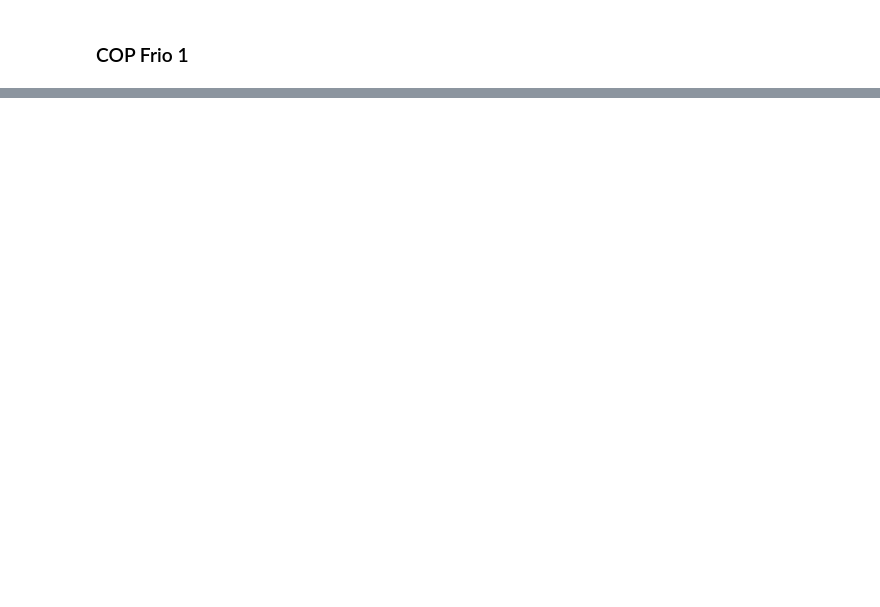
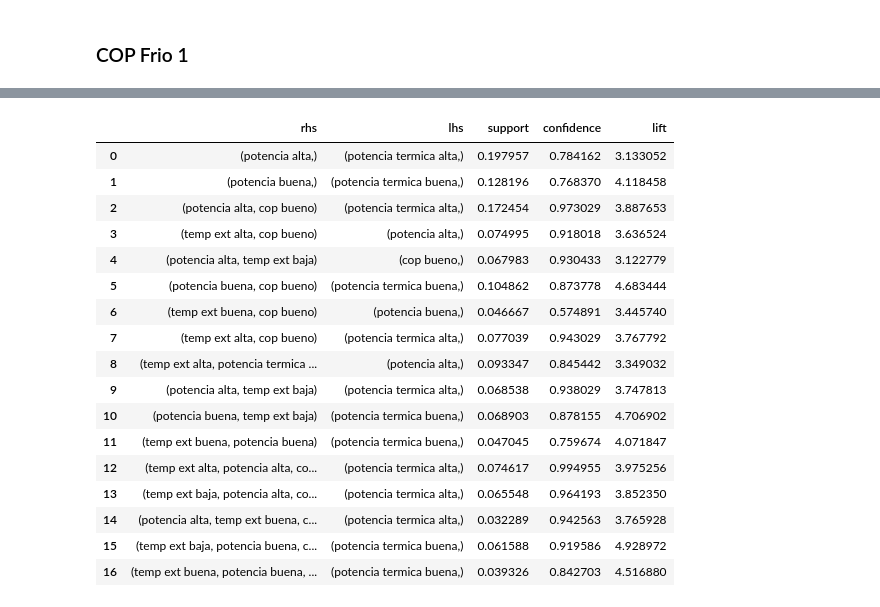
Before and after one commit to douglasag17/ML-SmartBuildings, a Jupyter notebook: AprendizajeConReglasDeAsociacion/apriori.ipynb, the cells around one changed output, grey strips where cells are left out. Drawn from its saved outputs; the diff is of its cells as text; code cells hidden in the pictures; blank space fills up the shorter version.

```diff
--- a/AprendizajeConReglasDeAsociacion/apriori.ipynb
+++ b/AprendizajeConReglasDeAsociacion/apriori.ipynb
@@ -184,0 +249,29 @@ resultDataFrame
+# %%
+for i in range(filas):
+    if (float(dataFrio1Arr[i][1]) > minPotenciaTermicaFrio1) and float((dataFrio1Arr[i][1]) < maxPotenciaTermicaFrio1):
+        dataFrio1Arr[i][5] = 'potencia termica buena'
+    elif (float(dataFrio1Arr[i][1]) <= minPotenciaTermicaFrio1):
+        dataFrio1Arr[i][5] = 'potencia termica baja'
+    elif (float(dataFrio1Arr[i][1]) >= maxPotenciaTermicaFrio1):
+        dataFrio1Arr[i][5] = 'potencia termica alta'
+# %%
+for i in range(filas):
+    if (float(dataFrio1Arr[i][2]) > minTempExterior) and float((dataFrio1Arr[i][2]) < maxTempExterior):
+        dataFrio1Arr[i][6] = 'temp ext buena'
+    elif (float(dataFrio1Arr[i][2]) <= minTempExterior):
+        dataFrio1Arr[i][6] = 'temp ext baja'
+    elif (float(dataFrio1Arr[i][2]) >= maxTempExterior):
+        dataFrio1Arr[i][6] = 'temp ext alta'
+# %%
+for i in range(filas):
+    if (float(dataFrio1Arr[i][3]) > 3) and float((dataFrio1Arr[i][3]) < 5):
+        dataFrio1Arr[i][7] = 'cop bueno'
+    elif (float(dataFrio1Arr[i][3]) <= 3):
+        dataFrio1Arr[i][7] = 'cop bajo'
+    elif (float(dataFrio1Arr[i][3]) >= 5):
+        dataFrio1Arr[i][7] = 'cop alto'
+# %%
+namesCol = dataFrio1.columns.values
+dataFrio1_label = pd.DataFrame.from_records(dataFrio1Arr, columns = namesCol)
+dataFrio1Apriori = dataFrio1_label[['label_potencia', 'label_potenciaTermica', 'label_temperaturaExterior', 'label_COP']]
+dataFrio1Apriori
@@ -184,0 +297,27 @@ resultDataFrame
+# %%
+dataFrio1NP = dataFrio1Apriori.to_numpy()
+transactionsdataFrio1 = list(map(tuple, dataFrio1NP))
+rules = apriori(transactionsdataFrio1, min_support = 0.02, min_confidence = 0.5, min_lift = 3, min_length = 2)
+results = list(rules)
+# dataframe para ver los datos resultados
+resultDataFrame = pd.DataFrame(inspect(results), columns=['rhs','lhs','support','confidence','lift'])
+resultDataFrame
+# %% [output]
+|  | rhs | lhs | support | confidence | lift |
+| 0 | (potencia alta,) | (potencia termica alta,) | 0.197957 | 0.784162 | 3.133052 |
+| 1 | (potencia buena,) | (potencia termica buena,) | 0.128196 | 0.768370 | 4.118458 |
+| 2 | (potencia alta, cop bueno) | (potencia termica alta,) | 0.172454 | 0.973029 | 3.887653 |
+| 3 | (temp ext alta, cop bueno) | (potencia alta,) | 0.074995 | 0.918018 | 3.636524 |
+| 4 | (potencia alta, temp ext baja) | (cop bueno,) | 0.067983 | 0.930433 | 3.122779 |
+| 5 | (potencia buena, cop bueno) | (potencia termica buena,) | 0.104862 | 0.873778 | 4.683444 |
+| 6 | (temp ext buena, cop bueno) | (potencia buena,) | 0.046667 | 0.574891 | 3.445740 |
+| 7 | (temp ext alta, cop bueno) | (potencia termica alta,) | 0.077039 | 0.943029 | 3.767792 |
+| 8 | (temp ext alta, potencia termica ... | (potencia alta,) | 0.093347 | 0.845442 | 3.349032 |
+| 9 | (potencia alta, temp ext baja) | (potencia termica alta,) | 0.068538 | 0.938029 | 3.747813 |
+| 10 | (potencia buena, temp ext baja) | (potencia termica buena,) | 0.068903 | 0.878155 | 4.706902 |
+| 11 | (temp ext buena, potencia buena) | (potencia termica buena,) | 0.047045 | 0.759674 | 4.071847 |
+| 12 | (temp ext alta, potencia alta, co... | (potencia termica alta,) | 0.074617 | 0.994955 | 3.975256 |
+| 13 | (temp ext baja, potencia alta, co... | (potencia termica alta,) | 0.065548 | 0.964193 | 3.852350 |
+| 14 | (potencia alta, temp ext buena, c... | (potencia termica alta,) | 0.032289 | 0.942563 | 3.765928 |
+| 15 | (temp ext baja, potencia buena, c... | (potencia termica buena,) | 0.061588 | 0.919586 | 4.928972 |
+| 16 | (temp ext buena, potencia buena, ... | (potencia termica buena,) | 0.039326 | 0.842703 | 4.516880 |
```
Also changed, not shown: parts of 10 cells of this notebook.
